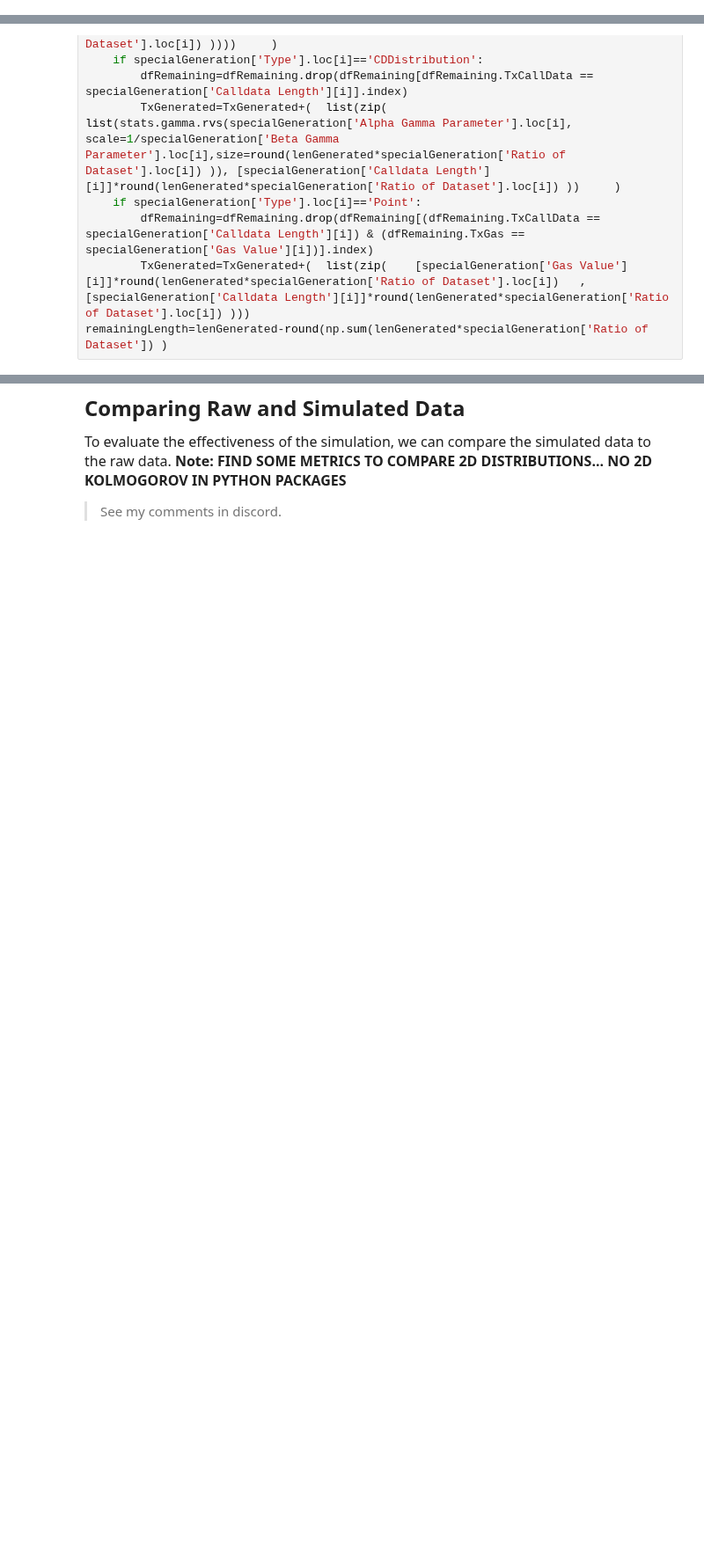
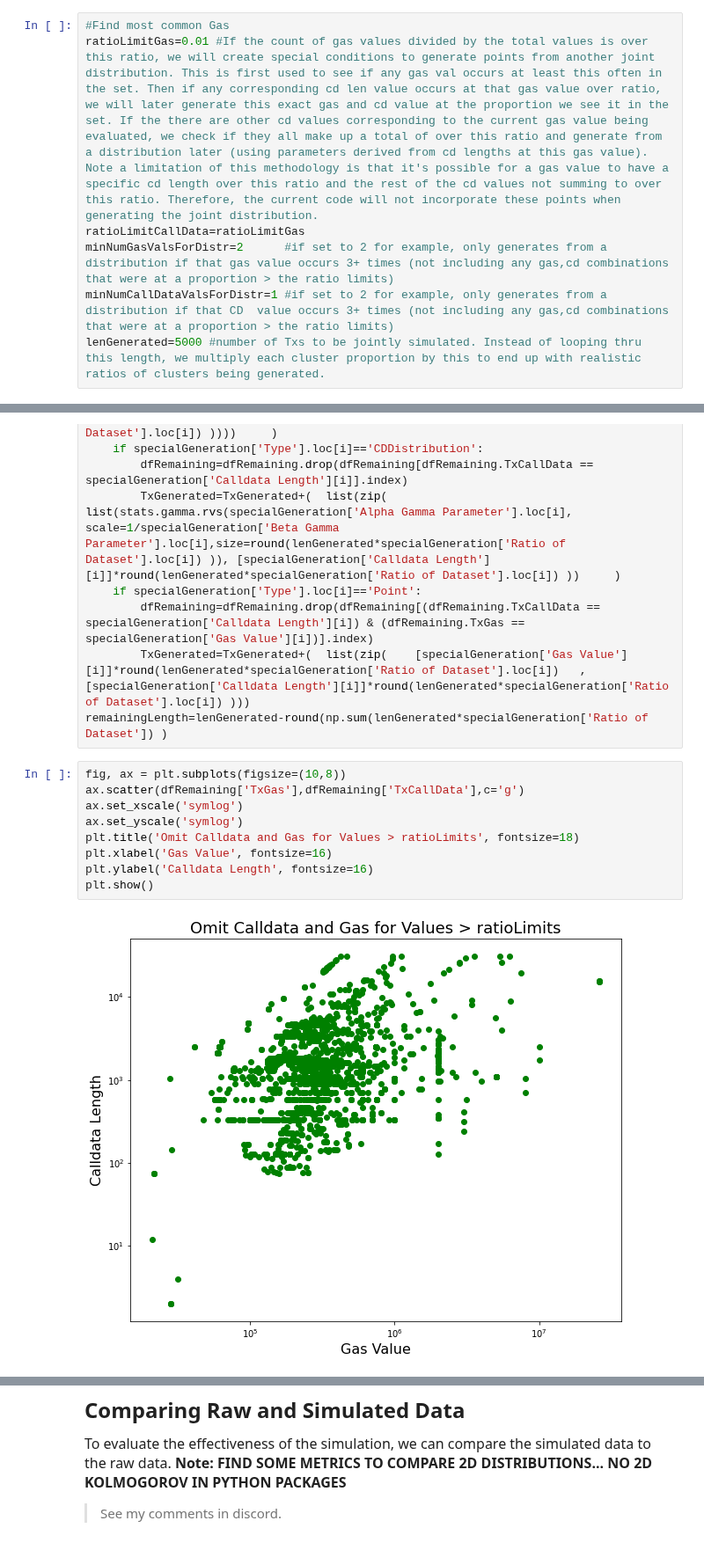
Before and after one commit to teohyikhaw/camcos, a Jupyter notebook: simulations/notebooks/meip-1559_Joint_Distribution_Fitting.ipynb, the cells around one changed output, grey strips where cells are left out. Shown at 88% size. Cells and saved outputs as stored; diff of their text form; blank space fills up the shorter version.

```diff
--- a/simulations/notebooks/meip-1559_Joint_Distribution_Fitting.ipynb
+++ b/simulations/notebooks/meip-1559_Joint_Distribution_Fitting.ipynb
@@ -80 +55,8 @@ Point generation means we generate using a specific calldata length and gas valu
+# %%
+#Find most common Gas
+ratioLimitGas=0.01 #If the count of gas values divided by the total values is over this ratio, we will create special conditions to generate points from another joint distribution. This is first used to see if any gas val occurs at least this often in the set. Then if any corresponding cd len value occurs at that gas value over ratio, we will later generate this exact gas and cd value at the proportion we see it in the set. If the there are other cd values corresponding to the current gas value being evaluated, we check if they all make up a total of over this ratio and generate from a distribution later (using parameters derived from cd lengths at this gas value). Note a limitation of this methodology is that it's possible for a gas value to have a specific cd length over this ratio and the rest of the cd values not summing to over this ratio. Therefore, the current code will not incorporate these points when generating the joint distribution.
+ratioLimitCallData=ratioLimitGas
+minNumGasValsForDistr=2      #if set to 2 for example, only generates from a distribution if that gas value occurs 3+ times (not including any gas,cd combinations that were at a proportion > the ratio limits)
+minNumCallDataValsForDistr=1 #if set to 2 for example, only generates from a distribution if that CD  value occurs 3+ times (not including any gas,cd combinations that were at a proportion > the ratio limits)
+lenGenerated=5000 #number of Txs to be jointly simulated. Instead of looping thru this length, we multiply each cluster proportion by this to end up with realistic ratios of clusters being generated.
 # %% [markdown]
@@ -374,6 +270,17 @@ for i in range(len(specialGeneration)):
         dfRemaining=dfRemaining.drop(dfRemaining[(dfRemaining.TxCallData == specialGeneration['Calldata Length'][i]) & (dfRemaining.TxGas == specialGeneration['Gas Value'][i])].index)
         TxGenerated=TxGenerated+(  list(zip(    [specialGeneration['Gas Value'][i]]*round(lenGenerated*specialGeneration['Ratio of Dataset'].loc[i])   ,                         [specialGeneration['Calldata Length'][i]]*round(lenGenerated*specialGeneration['Ratio of Dataset'].loc[i]) )))
 remainingLength=lenGenerated-round(np.sum(lenGenerated*specialGeneration['Ratio of Dataset']) )
+# %%
+fig, ax = plt.subplots(figsize=(10,8))
+ax.scatter(dfRemaining['TxGas'],dfRemaining['TxCallData'],c='g')
+ax.set_xscale('symlog')
+ax.set_yscale('symlog')
+plt.title('Omit Calldata and Gas for Values > ratioLimits', fontsize=18)
+plt.xlabel('Gas Value', fontsize=16)
+plt.ylabel('Calldata Length', fontsize=16)
+plt.show()
+# %% [output]
+[figure, added]
 # %% [markdown]
 <font size="5">**Visualization of Remaining Data**
 
```
Also changed, not shown: parts of 32 cells of this notebook.
